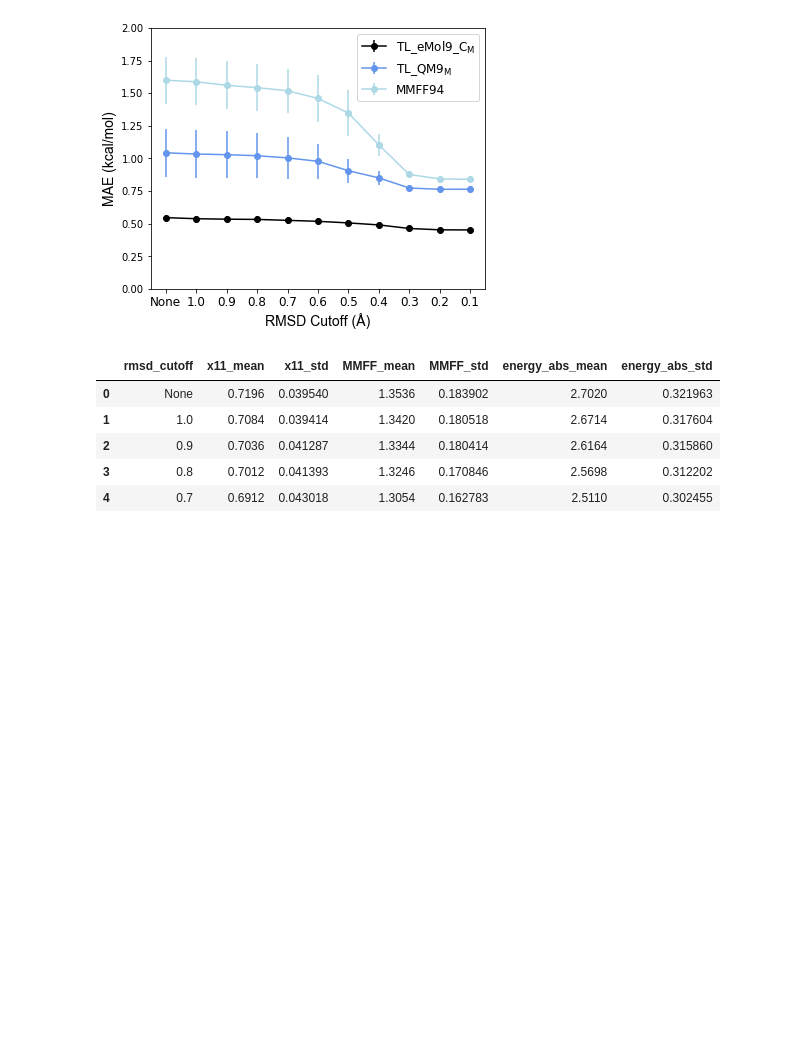
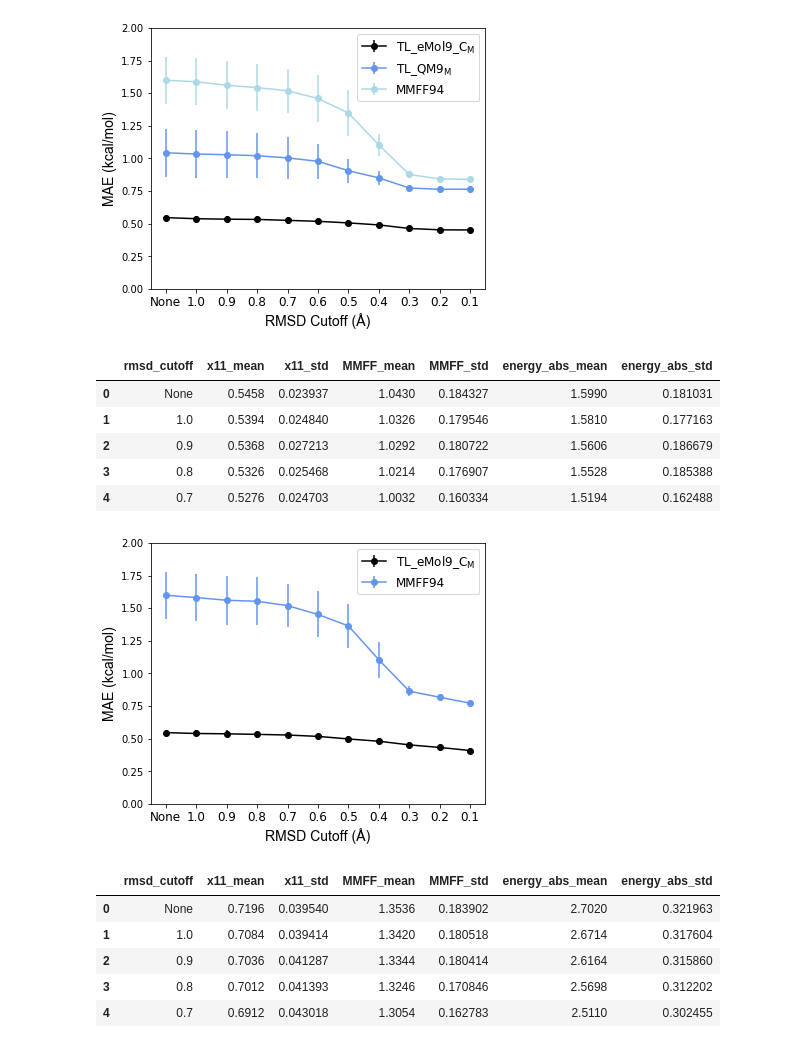
Before and after one commit to jenniening/DTNN_7ib, a Jupyter notebook: notebooks/Confs_RMSD.ipynb, the cells around one changed output. Drawn from its saved outputs; the diff is of its cells as text; code cells hidden in the pictures; blank space fills up the shorter version.

```diff
--- a/notebooks/Confs_RMSD.ipynb
+++ b/notebooks/Confs_RMSD.ipynb
@@ -49,8 +73,8 @@ draw_graph_abs(abs_RMSE_rmsd2_total,"RMSE", True, "eMol9_rmsd_abs_RMSE.pdf")
 def draw_graph_rel(data,error,save = False,out = None):
     fig = plt.figure(figsize=[6,4.8])
     plt.errorbar(data["rmsd_cutoff"],data["x11_mean"],data["x11_std"], marker='o', color = "black", label = "TL_eMol9_C$_\mathrm{M}$")
-    plt.errorbar(data["rmsd_cutoff"],data["MMFF_mean"],data["MMFF_std"], marker='o', color = "cornflowerblue", label = "TL_QM9$_\mathrm{M}$")
-    plt.errorbar(data["rmsd_cutoff"],data["energy_abs_mean"],data["energy_abs_std"], marker='o', color = "lightblue", label = "MMFF94")
+    #plt.errorbar(data["rmsd_cutoff"],data["MMFF_mean"],data["MMFF_std"], marker='o', color = "cornflowerblue", label = "TL_QM9$_\mathrm{M}$")
+    plt.errorbar(data["rmsd_cutoff"],data["energy_abs_mean"],data["energy_abs_std"], marker='o', color = "cornflowerblue", label = "MMFF94")
     plt.legend(fontsize = 12)
     if error == "MAE":
         plt.ylim(0,2.0)
@@ -78,6 +102,18 @@ draw_graph_rel(rel_MAE_rmsd2_each,"MAE", True, "eMol9_rmsd_rel_MAE.pdf")
 | 3 | 0.8 | 0.5322 | 0.025694 | 1.0204 | 0.170944 | 1.5424 | 0.178539 |
 | 4 | 0.7 | 0.5250 | 0.026840 | 1.0038 | 0.163783 | 1.5182 | 0.169622 |
 [figure]
+# %%
+rel_MAE_rmsd2_each = pd.read_csv("eval_result_confs_rel_MAE_each_rmsd1.csv")
+rel_MAE_rmsd2_each.head()
+draw_graph_rel(rel_MAE_rmsd2_each,"MAE", True, "eMol9_rmsd_rel_MAE_rmsd1.pdf")
+# %% [output]
+|  | rmsd_cutoff | x11_mean | x11_std | MMFF_mean | MMFF_std | energy_abs_mean | energy_abs_std |
+| 0 | None | 0.5458 | 0.023937 | 1.0430 | 0.184327 | 1.5990 | 0.181031 |
+| 1 | 1.0 | 0.5394 | 0.024840 | 1.0326 | 0.179546 | 1.5810 | 0.177163 |
+| 2 | 0.9 | 0.5368 | 0.027213 | 1.0292 | 0.180722 | 1.5606 | 0.186679 |
+| 3 | 0.8 | 0.5326 | 0.025468 | 1.0214 | 0.176907 | 1.5528 | 0.185388 |
+| 4 | 0.7 | 0.5276 | 0.024703 | 1.0032 | 0.160334 | 1.5194 | 0.162488 |
+[figure, added]
 # %%
 rel_RMSE_rmsd2_each = pd.read_csv("eval_result_confs_rel_RMSE_each_rmsd2.csv")
 rel_RMSE_rmsd2_each.head()
```
Also changed, not shown: parts of 5 cells of this notebook, 17 other files.
